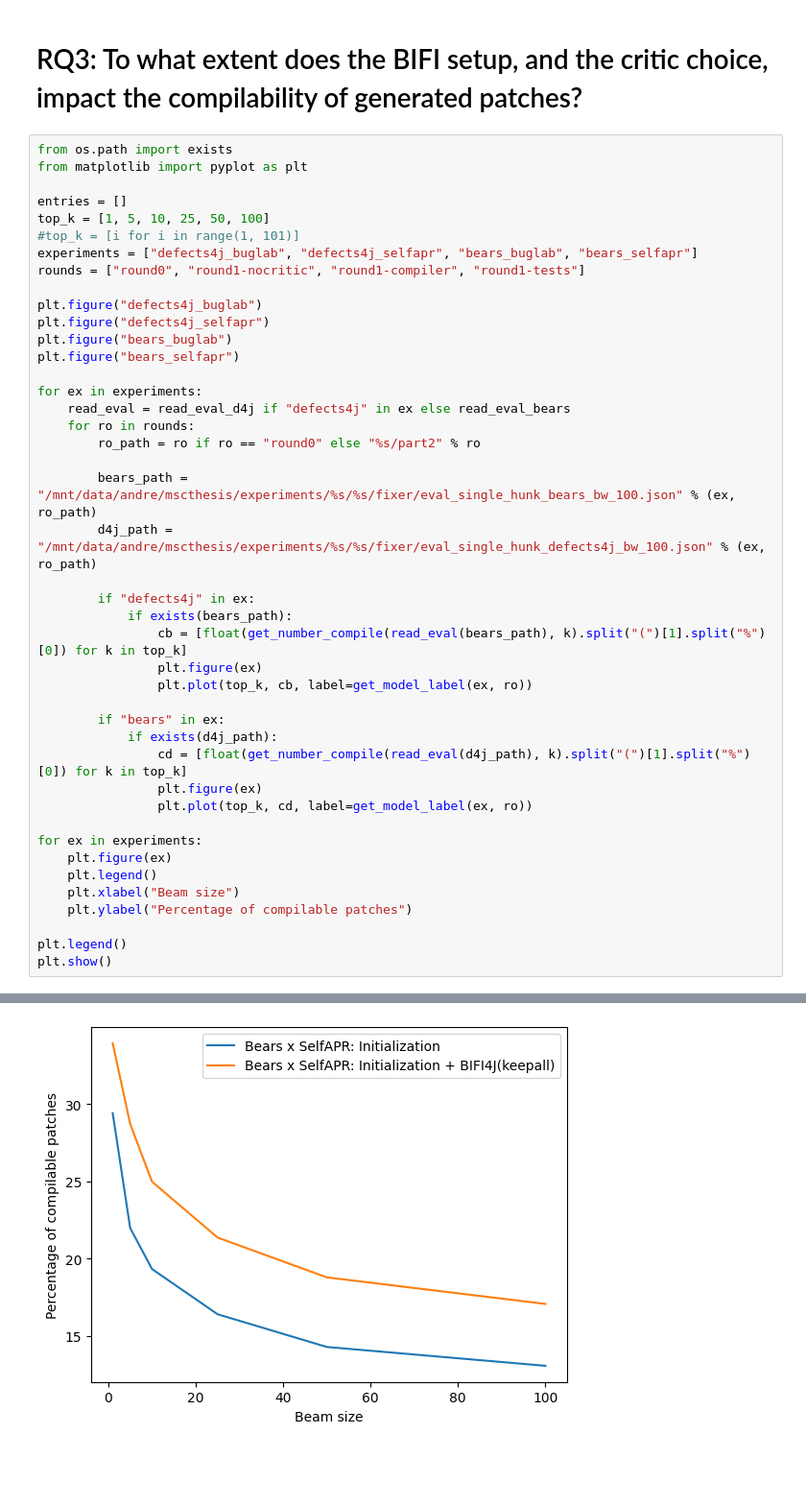
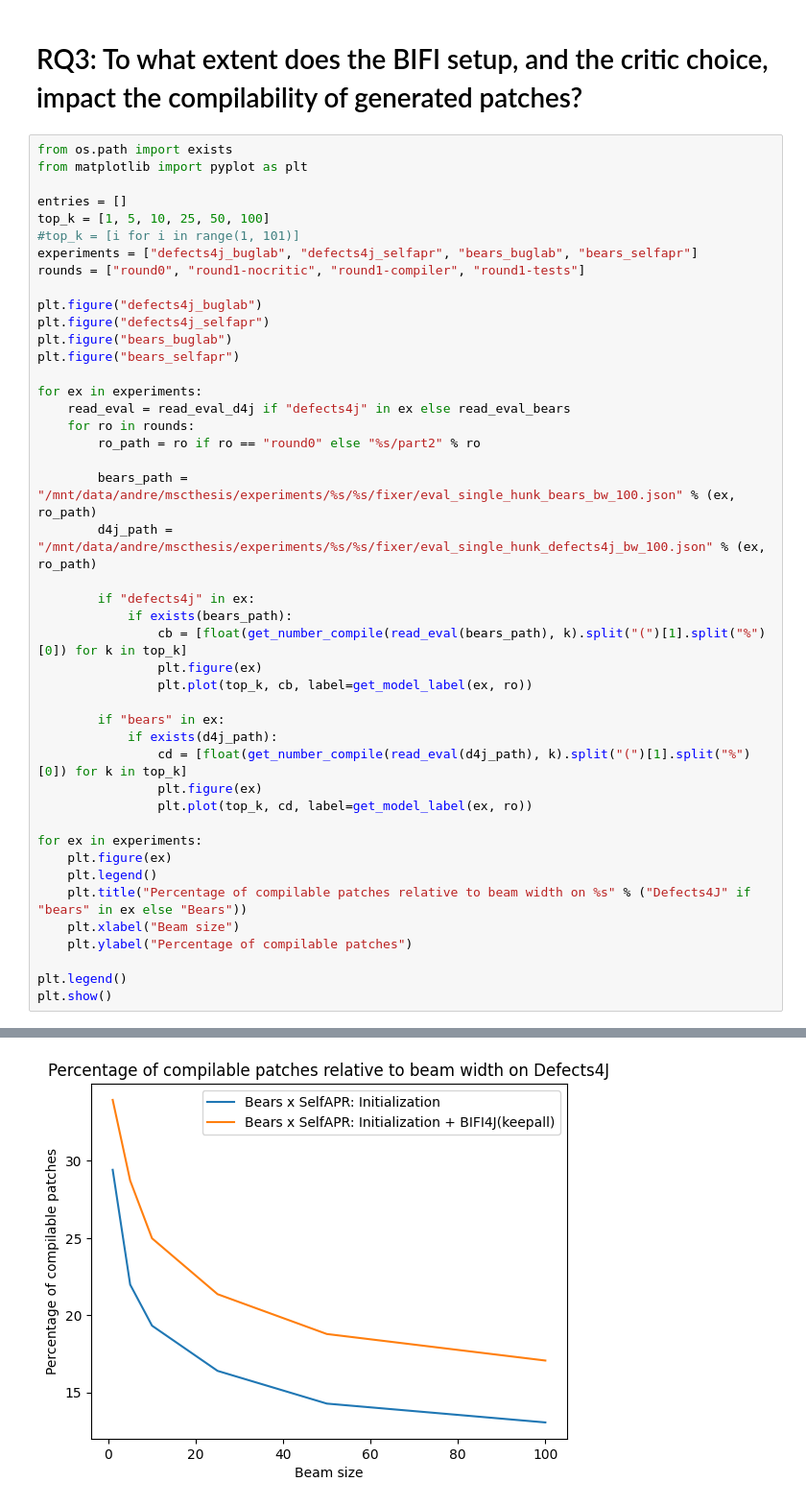
Before and after one commit to andre15silva/mufin, a Jupyter notebook: models_analysis.ipynb, the cells around one changed output, grey strips where cells are left out. Shown: that part at 96% size. Drawn from its saved outputs; the diff is of its cells as text; blank space fills up the shorter version.

```diff
--- a/models_analysis.ipynb
+++ b/models_analysis.ipynb
@@ -294,6 +295,7 @@ for ex in experiments:
 for ex in experiments:
     plt.figure(ex)
     plt.legend()
+    plt.title("Percentage of compilable patches relative to beam width on %s" % ("Defects4J" if "bears" in ex else "Bears"))
     plt.xlabel("Beam size")
     plt.ylabel("Percentage of compilable patches")
 
@@ -307 +308 @@ No artists with labels found to put in legend.  Note that artists whose label st
-[figure, old version]
+[figure, new version]
```
Also changed, not shown: parts of 4 cells of this notebook.
